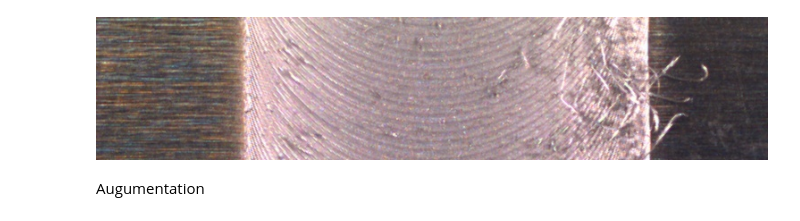
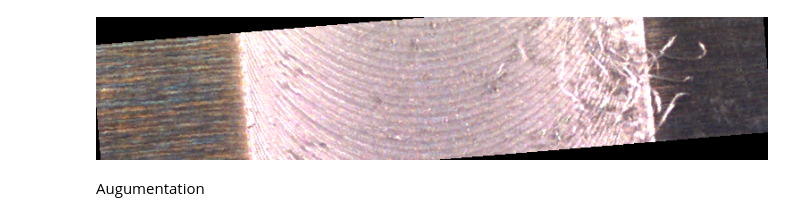
Before and after one commit to Shaoxiang2021/Automatic-quality-monitoring-through-deep-learning, a Jupyter notebook: Transfer_learning/src/augumentation.ipynb, the cells around one changed output. Saved outputs shown, nothing was run; the diff lists cells and outputs as text; code cells hidden in the pictures.

```diff
--- a/Transfer_learning/src/augumentation.ipynb
+++ b/Transfer_learning/src/augumentation.ipynb
@@ -1,6 +1,13 @@
 # %%
 from PIL import Image
+import numpy as np
+from torchvision import transforms
+img = Image.open(r"C:\Users\tsx10\PythonProjectsJupyter\TUM\FP\trainning_dense121\data\raw\test\0\5_001_500_1500_5_1.jpg")
 
-Image.open(r"C:\Users\tsx10\PythonProjectsJupyter\TUM\FP\trainning_dense121\data\raw\test\0\5_001_500_1500_5_1.jpg")
+img = np.array(img)/255
+
+tsr = transforms.Compose([transforms.ToTensor(), transforms.RandomRotation(degrees=5), transforms.ColorJitter(brightness=(0.5, 1.5)), transforms.GaussianBlur((7, 7), sigma=(0.1, 0.5)), transforms.ToPILImage()])
+img = tsr(img)
+img
 # %% [output]
-[figure, old version]
+[figure, new version]
```
Also changed, not shown: parts of 8 cells of this notebook, 3 other files.
